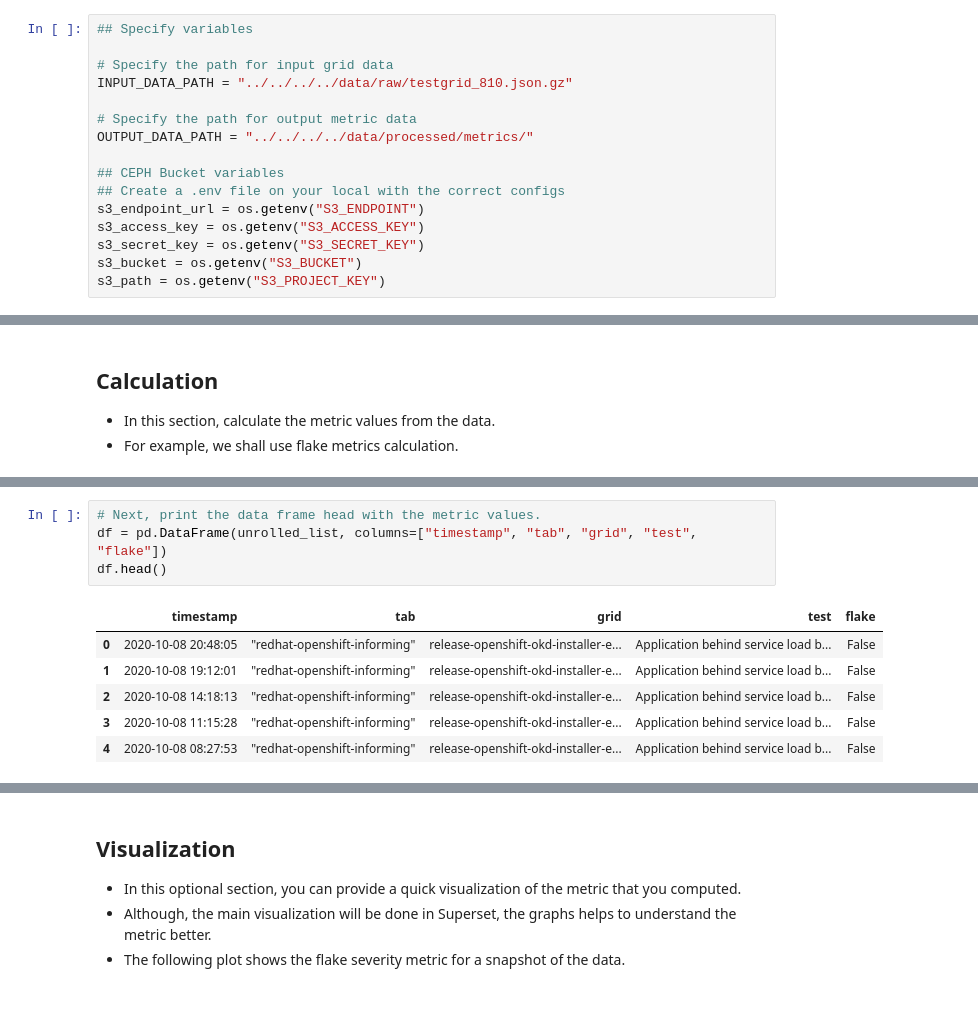
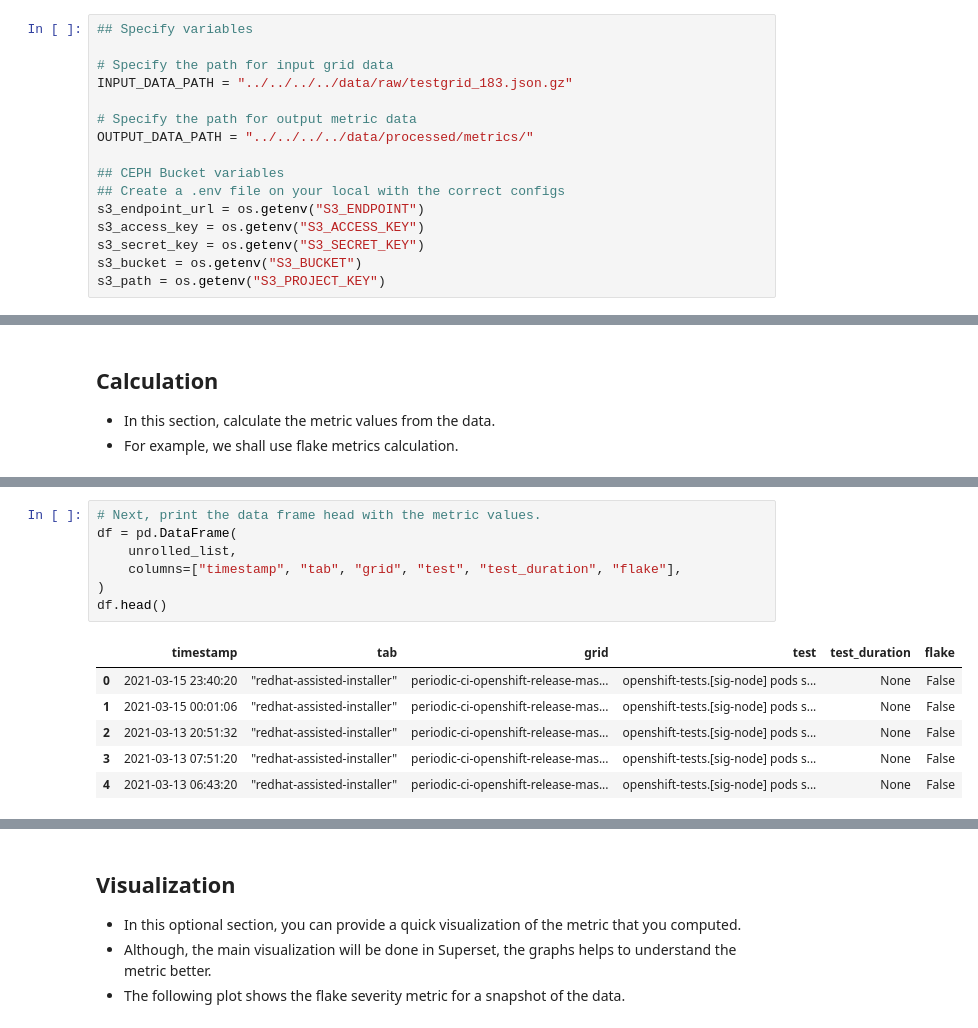
Before and after one commit to aicoe-aiops/ocp-ci-analysis, a Jupyter notebook: notebooks/data-sources/TestGrid/metrics/metric_template.ipynb, the cells around one changed output, grey strips where cells are left out. Saved outputs shown, nothing was run; the diff lists cells and outputs as text.

```diff
--- a/notebooks/data-sources/TestGrid/metrics/metric_template.ipynb
+++ b/notebooks/data-sources/TestGrid/metrics/metric_template.ipynb
@@ -46,7 +46,7 @@ True
 ## Specify variables
 
 # Specify the path for input grid data
-INPUT_DATA_PATH = "../../../../data/raw/testgrid_810.json.gz"
+INPUT_DATA_PATH = "../../../../data/raw/testgrid_183.json.gz"
 
 # Specify the path for output metric data
 OUTPUT_DATA_PATH = "../../../../data/processed/metrics/"
@@ -173,14 +216,17 @@ print(len(unrolled_list))
 # %%
 # Next, print the data frame head with the metric values.
-df = pd.DataFrame(unrolled_list, columns=["timestamp", "tab", "grid", "test", "flake"])
+df = pd.DataFrame(
+    unrolled_list,
+    columns=["timestamp", "tab", "grid", "test", "test_duration", "flake"],
+)
 df.head()
 # %% [output]
-|  | timestamp | tab | grid | test | flake |
-| 0 | 2020-10-08 20:48:05 | "redhat-openshift-informing" | release-openshift-okd-installer-e... | Application behind service load b... | False |
-| 1 | 2020-10-08 19:12:01 | "redhat-openshift-informing" | release-openshift-okd-installer-e... | Application behind service load b... | False |
-| 2 | 2020-10-08 14:18:13 | "redhat-openshift-informing" | release-openshift-okd-installer-e... | Application behind service load b... | False |
-| 3 | 2020-10-08 11:15:28 | "redhat-openshift-informing" | release-openshift-okd-installer-e... | Application behind service load b... | False |
-| 4 | 2020-10-08 08:27:53 | "redhat-openshift-informing" | release-openshift-okd-installer-e... | Application behind service load b... | False |
+|  | timestamp | tab | grid | test | test_duration | flake |
+| 0 | 2021-03-15 23:40:20 | "redhat-assisted-installer" | periodic-ci-openshift-release-mas... | openshift-tests.[sig-node] pods s... | None | False |
+| 1 | 2021-03-15 00:01:06 | "redhat-assisted-installer" | periodic-ci-openshift-release-mas... | openshift-tests.[sig-node] pods s... | None | False |
+| 2 | 2021-03-13 20:51:32 | "redhat-assisted-installer" | periodic-ci-openshift-release-mas... | openshift-tests.[sig-node] pods s... | None | False |
+| 3 | 2021-03-13 07:51:20 | "redhat-assisted-installer" | periodic-ci-openshift-release-mas... | openshift-tests.[sig-node] pods s... | None | False |
+| 4 | 2021-03-13 06:43:20 | "redhat-assisted-installer" | periodic-ci-openshift-release-mas... | openshift-tests.[sig-node] pods s... | None | False |
 # %%
 ## Calculate flake severity or flake rate by tests
 ## Moving forward, this will be aggregated in Superset
```
Also changed, not shown: parts of 7 cells of this notebook.
